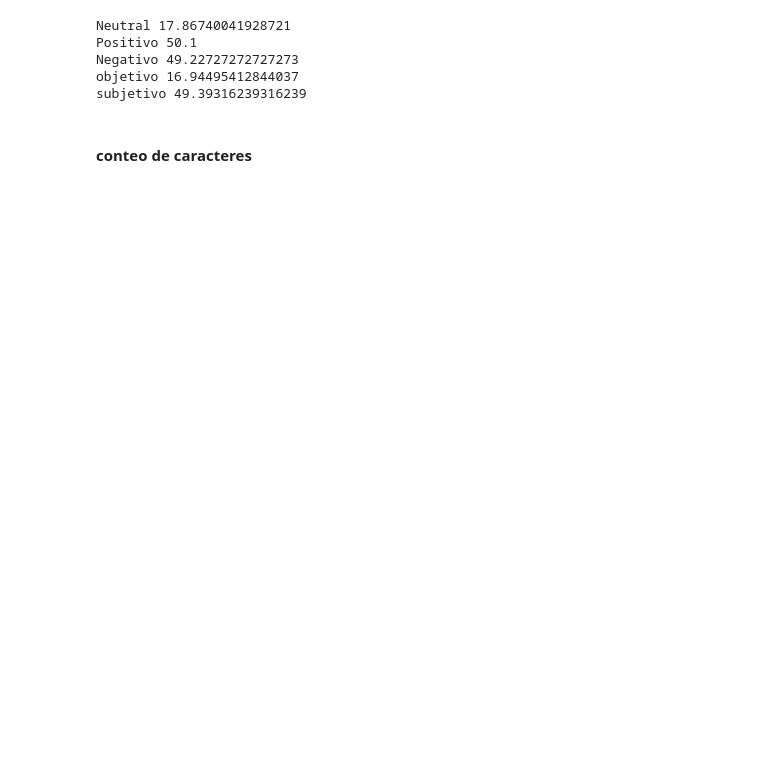
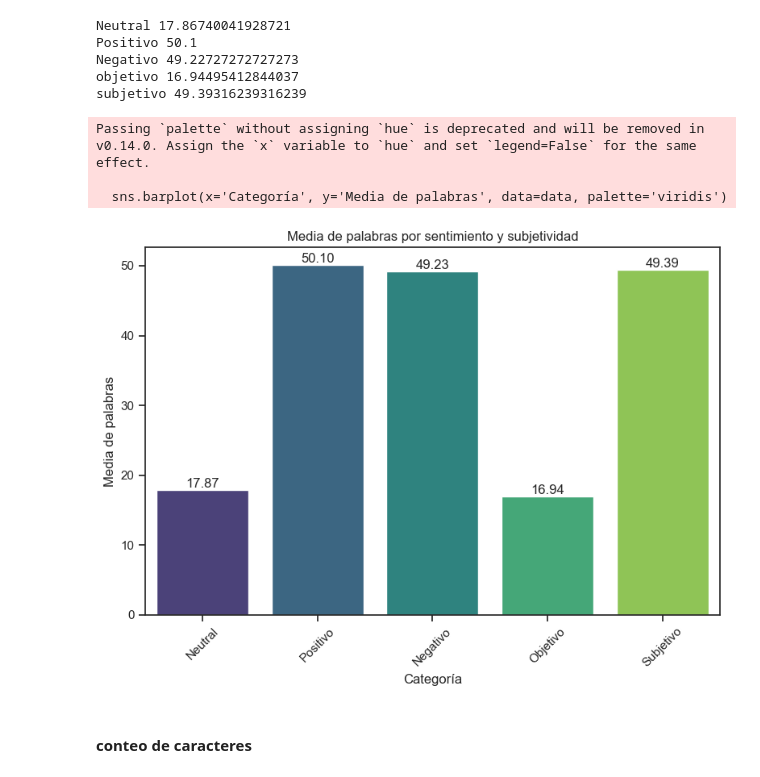
Before and after one commit to JuanJT117/Procesamiento_y_clasificacion_de_datos, a Jupyter notebook: Tareas/Tarea_3/Datos/Tarea_3.ipynb, the cells around one changed output. Cells and saved outputs as stored; diff of their text form; code cells hidden in the pictures; blank space fills up the shorter version.

```diff
--- a/Tareas/Tarea_3/Datos/Tarea_3.ipynb
+++ b/Tareas/Tarea_3/Datos/Tarea_3.ipynb
@@ -234,6 +234,46 @@ Positivo 50.1
 Negativo 49.22727272727273
 objetivo 16.94495412844037
 subjetivo 49.39316239316239
+# %%
+import pandas as pd
+import seaborn as sns
+import matplotlib.pyplot as plt
+
+# Supongamos que ya tienes un DataFrame llamado df_cleaned con la columna 'word_count'
+
+# Calcular las medias de palabras
+mean_neutral = df_cleaned[df_cleaned['Sentimiento'] == 'Neutral']['word_count'].mean()
+mean_positivo = df_cleaned[df_cleaned['Sentimiento'] == 'Positivo']['word_count'].mean()
+mean_negativo = df_cleaned[df_cleaned['Sentimiento'] == 'Negativo']['word_count'].mean()
+mean_objetivo = df_cleaned[df_cleaned['subjetividad'] == 'objetivo']['word_count'].mean()
+mean_subjetivo = df_cleaned[df_cleaned['subjetividad'] == 'subjetivo']['word_count'].mean()
+
+# Crear un DataFrame con los valores
+data = pd.DataFrame({
+    'Categoría': ['Neutral', 'Positivo', 'Negativo', 'Objetivo', 'Subjetivo'],
+    'Media de palabras': [mean_neutral, mean_positivo, mean_negativo, mean_objetivo, mean_subjetivo]
+})
+
+# Crear la gráfica de barras
+plt.figure(figsize=(8, 6))
+sns.barplot(x='Categoría', y='Media de palabras', data=data, palette='viridis')
+plt.title('Media de palabras por sentimiento y subjetividad')
+plt.xlabel('Categoría')
+plt.ylabel('Media de palabras')
+plt.xticks(rotation=45)
+plt.tight_layout()
+
+# Agregar los valores en la parte superior de las barras
+for index, row in data.iterrows():
+    plt.annotate(f"{row['Media de palabras']:.2f}", xy=(index, row['Media de palabras']), ha='center', va='bottom')
+
+# Mostrar la gráfica
+plt.show()
+# %% [output]
+Passing `palette` without assigning `hue` is deprecated and will be removed in v0.14.0. Assign the `x` variable to `hue` and set `legend=False` for the same effect.
+
+  sns.barplot(x='Categoría', y='Media de palabras', data=data, palette='viridis')
+[figure, added]
 # %% [markdown]
 #### conteo de caracteres
 # %%
```
Also changed, not shown: parts of 23 cells of this notebook, 17 other files.
